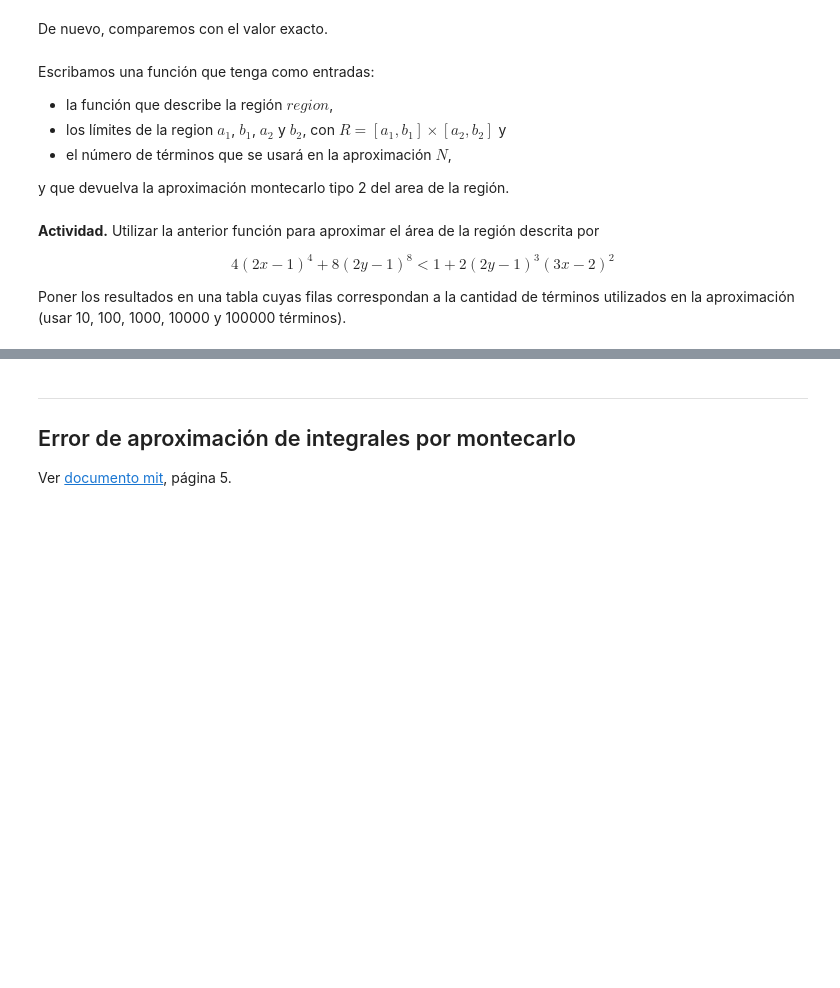
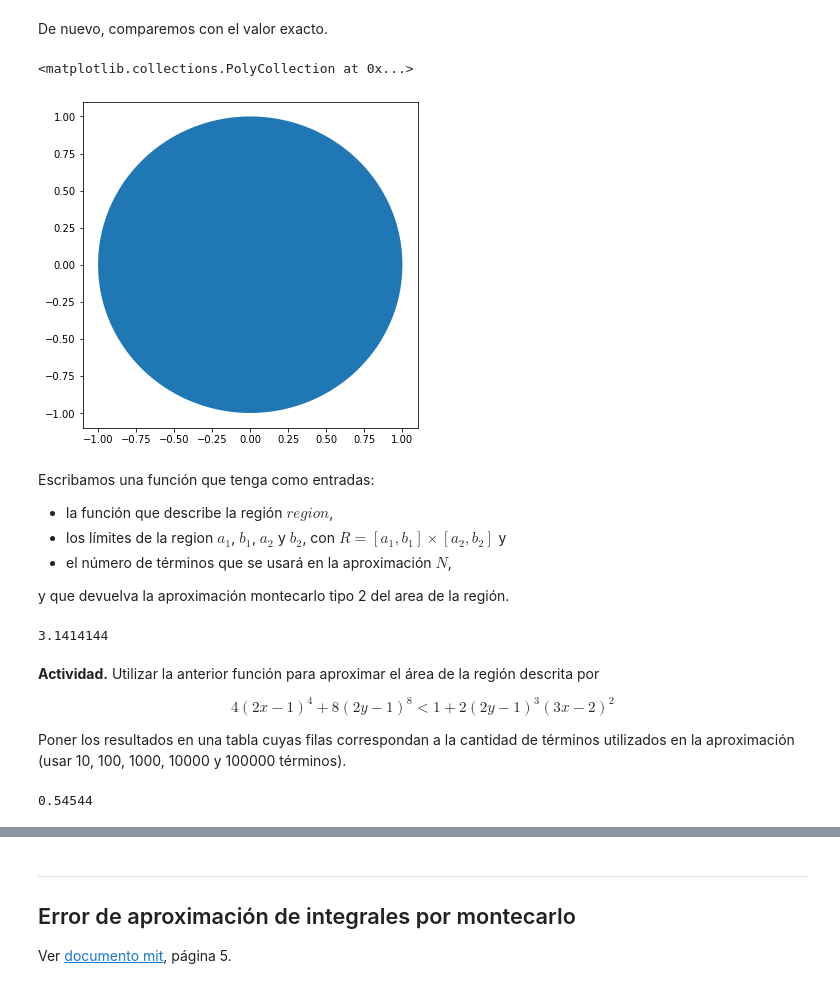
Before and after one commit to jazdel/SimMat-19_2, a Jupyter notebook: Simulacion/IntegracionMontecarlo.ipynb, the cells around one changed output, grey strips where cells are left out. Cells and saved outputs as stored; diff of their text form; code cells hidden in the pictures; blank space fills up the shorter version.

```diff
--- a/Simulacion/IntegracionMontecarlo.ipynb
+++ b/Simulacion/IntegracionMontecarlo.ipynb
@@ -385,6 +385,18 @@ tablapi
 | 10000000 | 3.14179 | 0.000194546 |
 # %% [markdown]
 De nuevo, comparemos con el valor exacto.
+# %%
+def circ(x):
+    return np.sqrt(1-x**2)
+
+x=np.linspace(-1,1,1000)
+y1=circ(x)
+y2=-circ(x)
+plt.figure(figsize=(6,6))
+plt.fill_between(x,y1,y2)
+# %% [output]
+<matplotlib.collections.PolyCollection at 0x...>
+[figure, added]
 # %% [markdown]
 Escribamos una función que tenga como entradas:
 - la función que describe la región $region$,
@@ -395,3 +413,7 @@ y que devuelva la aproximación montecarlo tipo 2 del area de la región.
+# %%
+montecarlo2(circulo,-1,1,-1,1,10**7)
+# %% [output]
+3.1414144
 # %% [markdown]
 **Actividad.** Utilizar la anterior función para aproximar el área de la región descrita por
 
@@ -400,0 +426,4 @@ Poner los resultados en una tabla cuyas filas correspondan a la cantidad de tér
+# %%
+montecarlo2(reg,0,1,0,1,100000)
+# %% [output]
+0.54544
```
Also changed, not shown: parts of 5 cells of this notebook.
